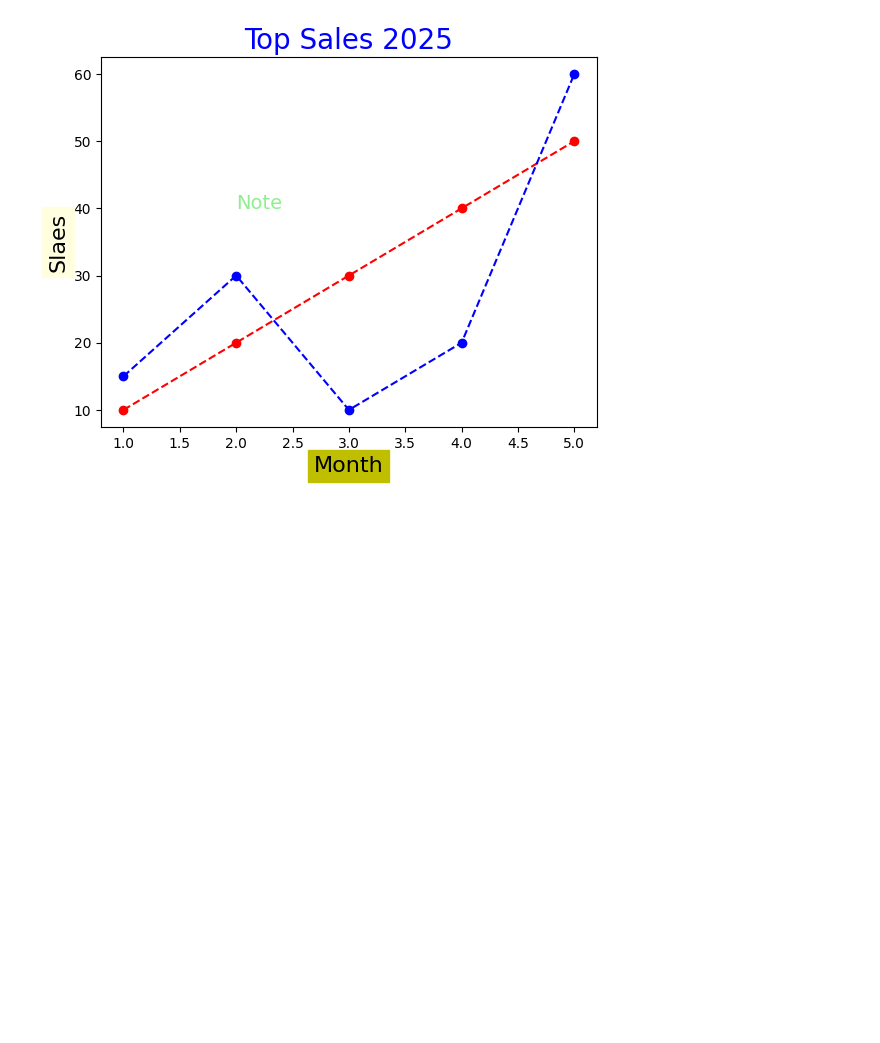
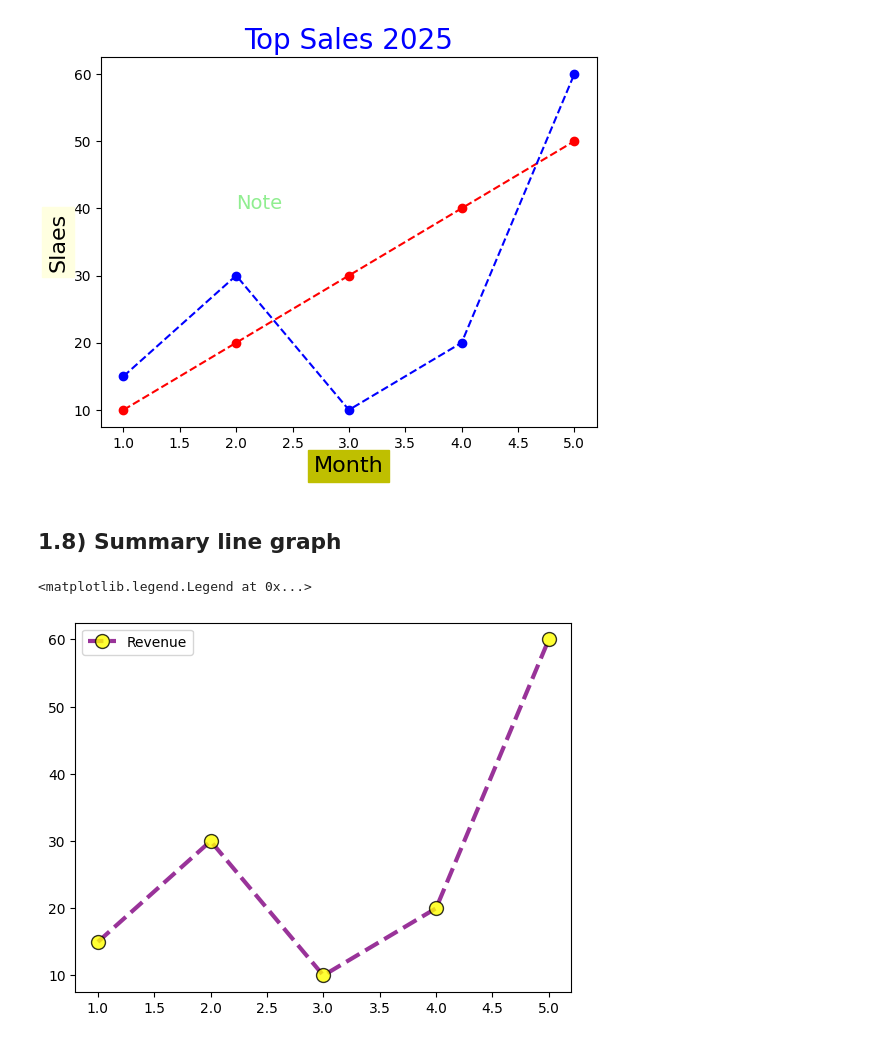
Before and after one commit to SutripatNew/Z01.-Python, a Jupyter notebook: 01_DataScience/matplotlib.ipynb, the cells around one changed output. Drawn from its saved outputs; the diff is of its cells as text; code cells hidden in the pictures; blank space fills up the shorter version.

```diff
--- a/01_DataScience/matplotlib.ipynb
+++ b/01_DataScience/matplotlib.ipynb
@@ -404,3 +404,22 @@ plt.savefig('ExportFile\picture3.png')
 plt.show()
 # %% [output]
 [figure]
+# %% [markdown]
+## 1.8) Summary line graph
+# %%
+plt.plot(
+    [1,2,3,4,5], [15,30,10,20,60],
+    color='purple',                     # 1 สีของเส้น
+    lw=3,                               # 1 ความหนาของเส้น
+    ls='--',                            # 1 รูปแบบของเส้น
+    alpha=0.8,                          # 1 ความโปร่งใส 0-1
+    marker='o',                         # 2 รูปร่างจุด
+    ms=10,                              # 2 ขนาดของจุด
+    markerfacecolor='yellow',           # 2 สีภายในของจุด
+    markeredgecolor='black',            # 2 สีภายนอกของจุด
+    label='Revenue'                     # ชื่อเส้นสำหรับ Legend
+)
+plt.legend()
+# %% [output]
+<matplotlib.legend.Legend at 0x...>
+[figure, added]
```
Also changed, not shown: parts of 22 cells of this notebook, 11 other files.
